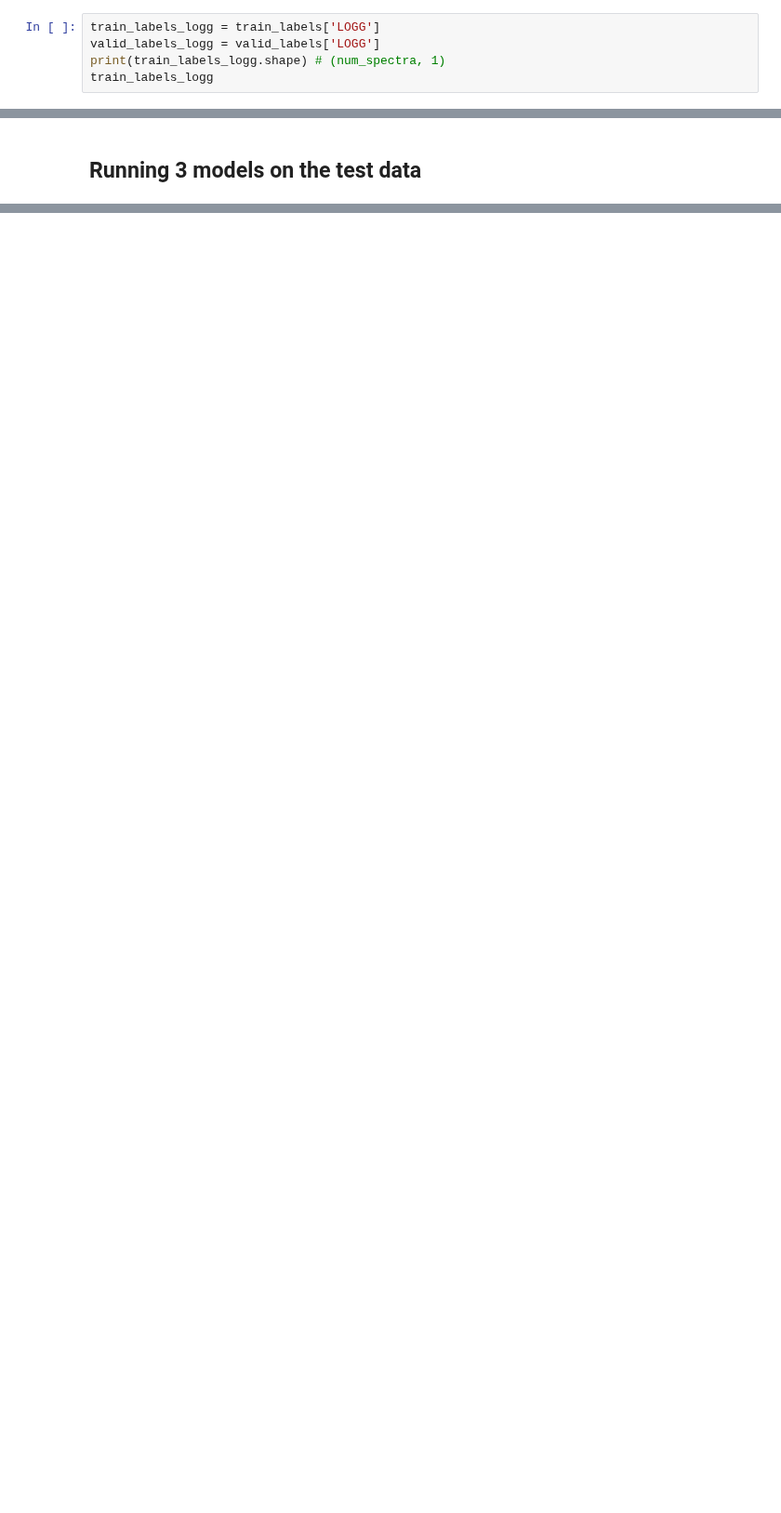
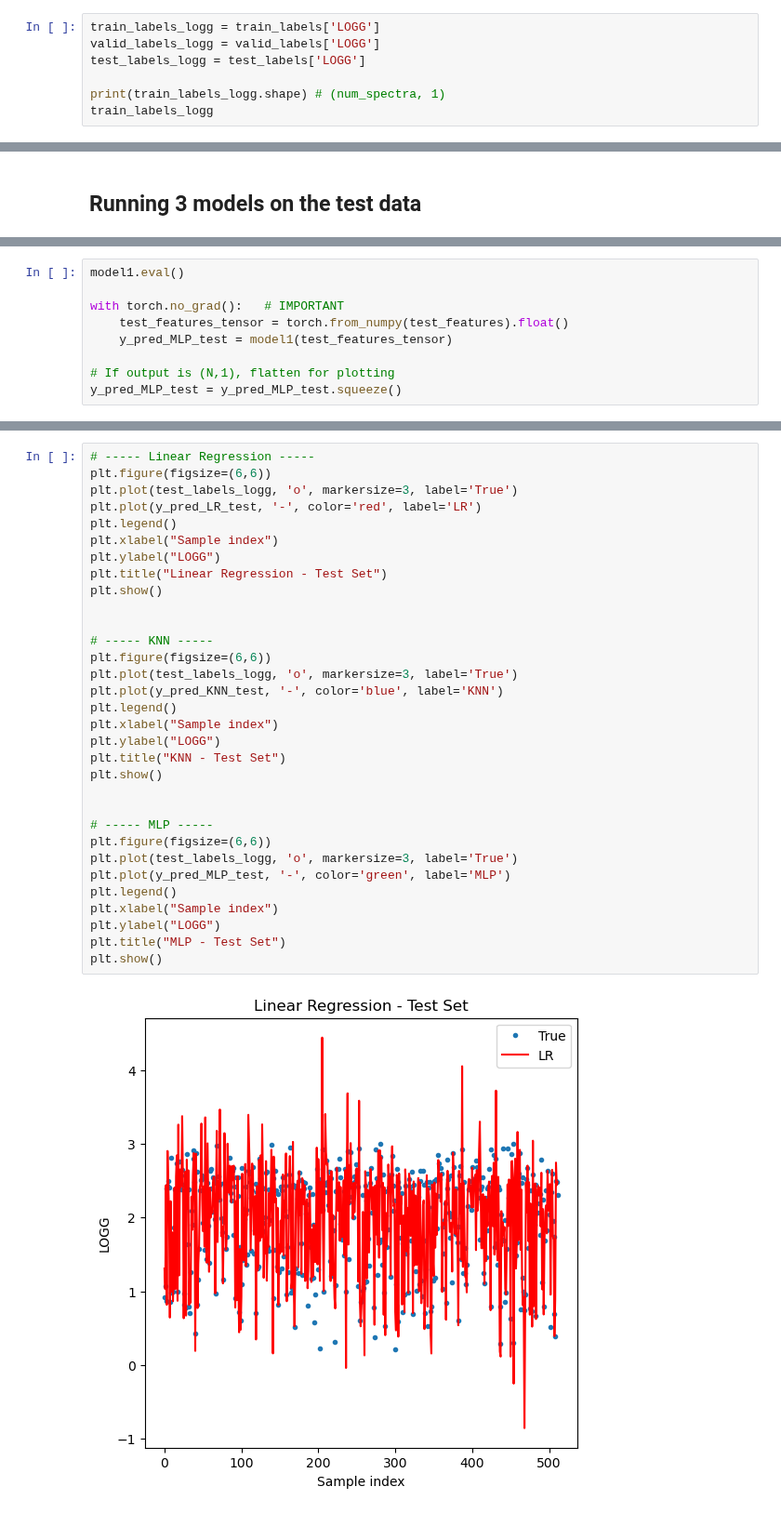
Before and after one commit to yktaykketo/Machine-Learning, a Jupyter notebook: PS1.ipynb, the cells around one changed output, grey strips where cells are left out. Shown at 93% size. Saved outputs shown, nothing was run; the diff lists cells and outputs as text; blank space fills up the shorter version.

```diff
--- a/PS1.ipynb
+++ b/PS1.ipynb
@@ -55,5 +61,7 @@ Here how you get `LOGG`
 # %%
 train_labels_logg = train_labels['LOGG']
 valid_labels_logg = valid_labels['LOGG']
+test_labels_logg = test_labels['LOGG']
+
 print(train_labels_logg.shape) # (num_spectra, 1)
 train_labels_logg
@@ -266,0 +324,9 @@ plt.show()
+# %%
+model1.eval()
+
+with torch.no_grad():   # IMPORTANT
+    test_features_tensor = torch.from_numpy(test_features).float()
+    y_pred_MLP_test = model1(test_features_tensor)
+
+# If output is (N,1), flatten for plotting
+y_pred_MLP_test = y_pred_MLP_test.squeeze()
@@ -266,0 +336,34 @@ plt.show()
+# %%
+# ----- Linear Regression -----
+plt.figure(figsize=(6,6))
+plt.plot(test_labels_logg, 'o', markersize=3, label='True')
+plt.plot(y_pred_LR_test, '-', color='red', label='LR')
+plt.legend()
+plt.xlabel("Sample index")
+plt.ylabel("LOGG")
+plt.title("Linear Regression - Test Set")
+plt.show()
+
+
+# ----- KNN -----
+plt.figure(figsize=(6,6))
+plt.plot(test_labels_logg, 'o', markersize=3, label='True')
+plt.plot(y_pred_KNN_test, '-', color='blue', label='KNN')
+plt.legend()
+plt.xlabel("Sample index")
+plt.ylabel("LOGG")
+plt.title("KNN - Test Set")
+plt.show()
+
+
+# ----- MLP -----
+plt.figure(figsize=(6,6))
+plt.plot(test_labels_logg, 'o', markersize=3, label='True')
+plt.plot(y_pred_MLP_test, '-', color='green', label='MLP')
+plt.legend()
+plt.xlabel("Sample index")
+plt.ylabel("LOGG")
+plt.title("MLP - Test Set")
+plt.show()
+# %% [output]
+[figure, added]
```
Also changed, not shown: parts of 30 cells of this notebook.
